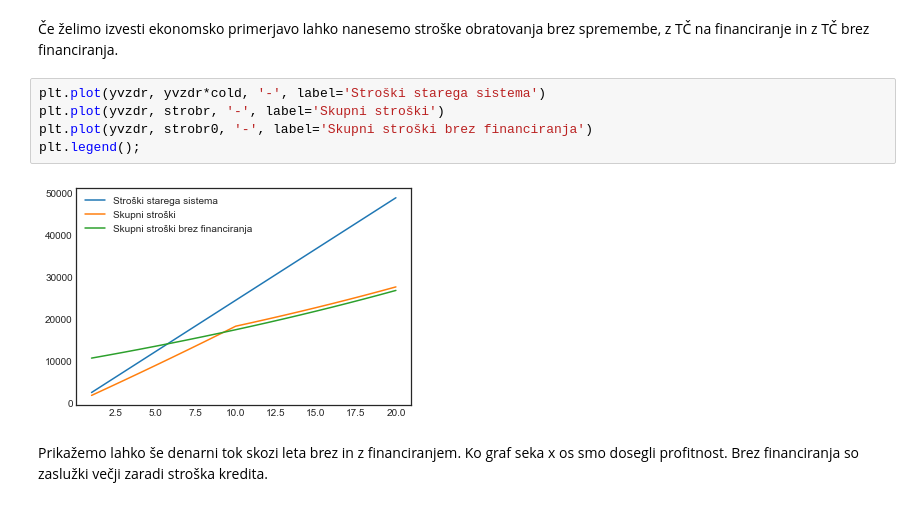
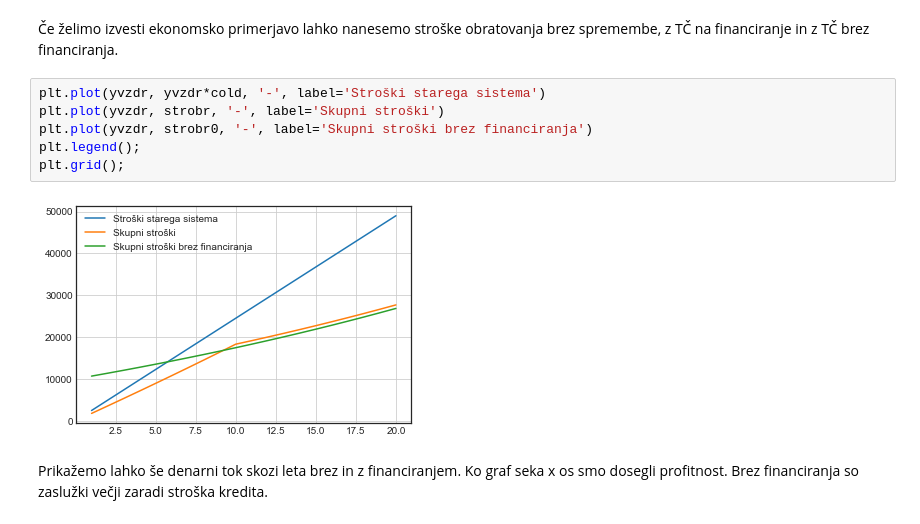
Before and after one commit to ezvr/TC, a Jupyter notebook: Poročilo.ipynb, the cells around one changed output. Cells and saved outputs as stored; diff of their text form.

```diff
--- a/Poročilo.ipynb
+++ b/Poročilo.ipynb
@@ -615,10 +621,11 @@ plt.legend();
 # %%
 plt.plot(yvzdr, yvzdr*cold, '-', label='Stroški starega sistema')
 plt.plot(yvzdr, strobr, '-', label='Skupni stroški')
 plt.plot(yvzdr, strobr0, '-', label='Skupni stroški brez financiranja')
 plt.legend();
+plt.grid();
 # %% [output]
-[figure, old version]
+[figure, new version]
 # %% [markdown]
 Prikažemo lahko še denarni tok skozi leta brez in z financiranjem. Ko graf seka x os smo dosegli profitnost. Brez financiranja so zaslužki večji zaradi stroška kredita.
 # %%
```
Also changed, not shown: parts of 12 cells of this notebook, 1 other file.
